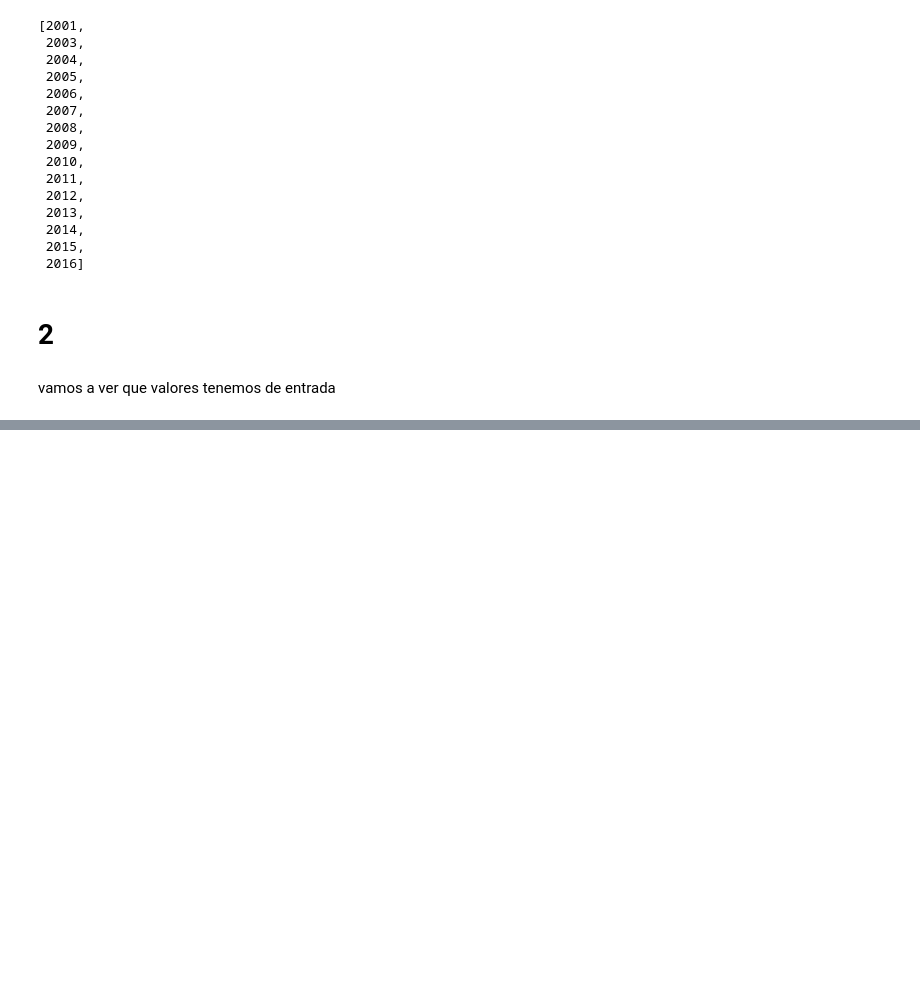
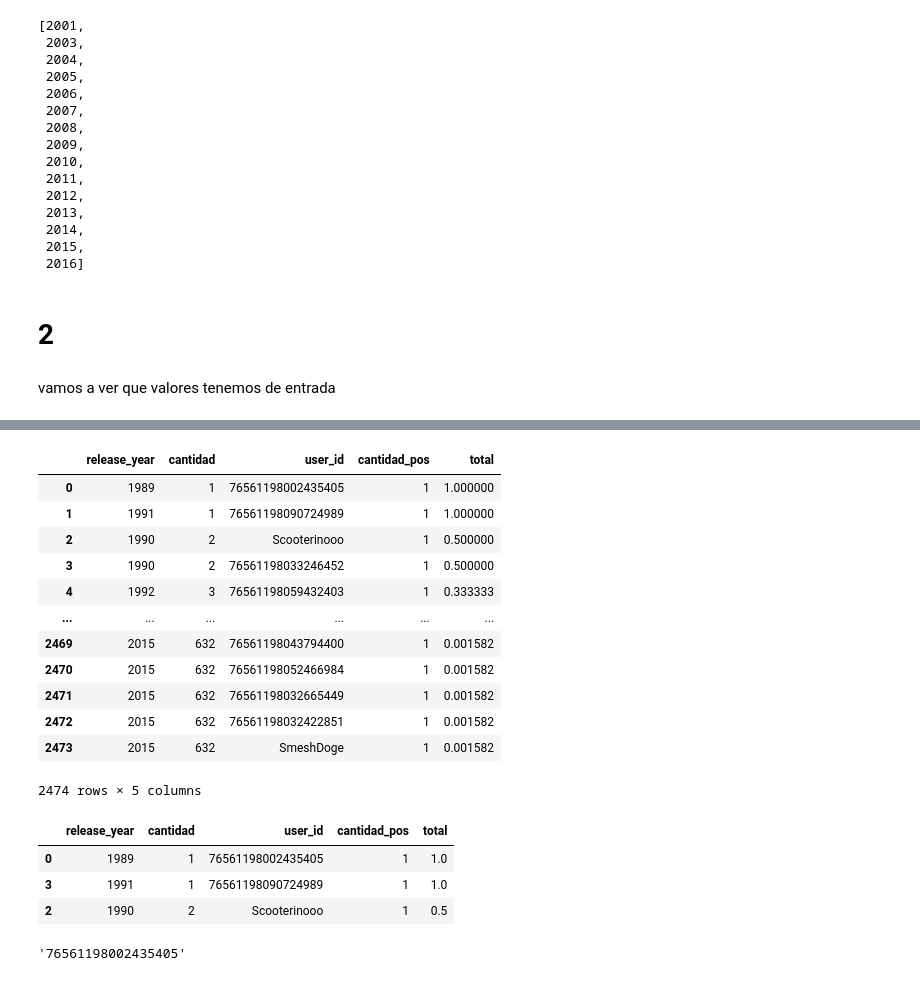
Before and after one commit to rodcordova/data_16_recomendacion, a Jupyter notebook: games_eda_etl.ipynb, the cells around one changed output, grey strips where cells are left out. Saved outputs shown, nothing was run; the diff lists cells and outputs as text; code cells hidden in the pictures; blank space fills up the shorter version.

```diff
--- a/games_eda_etl.ipynb
+++ b/games_eda_etl.ipynb
@@ -602,0 +790,27 @@ vamos a ver que valores tenemos de entrada
+# %%
+resultado.reset_index(drop=True)
+# %% [output]
+|  | release_year | cantidad | user_id | cantidad_pos | total |
+| 0 | 1989 | 1 | 76561198002435405 | 1 | 1.000000 |
+| 1 | 1991 | 1 | 76561198090724989 | 1 | 1.000000 |
+| 2 | 1990 | 2 | Scooterinooo | 1 | 0.500000 |
+| 3 | 1990 | 2 | 76561198033246452 | 1 | 0.500000 |
+| 4 | 1992 | 3 | 76561198059432403 | 1 | 0.333333 |
+| ... | ... | ... | ... | ... | ... |
+| 2469 | 2015 | 632 | 76561198043794400 | 1 | 0.001582 |
+| 2470 | 2015 | 632 | 76561198052466984 | 1 | 0.001582 |
+| 2471 | 2015 | 632 | 76561198032665449 | 1 | 0.001582 |
+| 2472 | 2015 | 632 | 76561198032422851 | 1 | 0.001582 |
+| 2473 | 2015 | 632 | SmeshDoge | 1 | 0.001582 |
+2474 rows × 5 columns
+# %%
+resultado.head(3)
+# %% [output]
+|  | release_year | cantidad | user_id | cantidad_pos | total |
+| 0 | 1989 | 1 | 76561198002435405 | 1 | 1.0 |
+| 3 | 1991 | 1 | 76561198090724989 | 1 | 1.0 |
+| 2 | 1990 | 2 | Scooterinooo | 1 | 0.5 |
+# %%
+resultado.iloc[0]['user_id']
+# %% [output]
+'76561198002435405'
```
Also changed, not shown: parts of 26 cells of this notebook, 1 other file.
